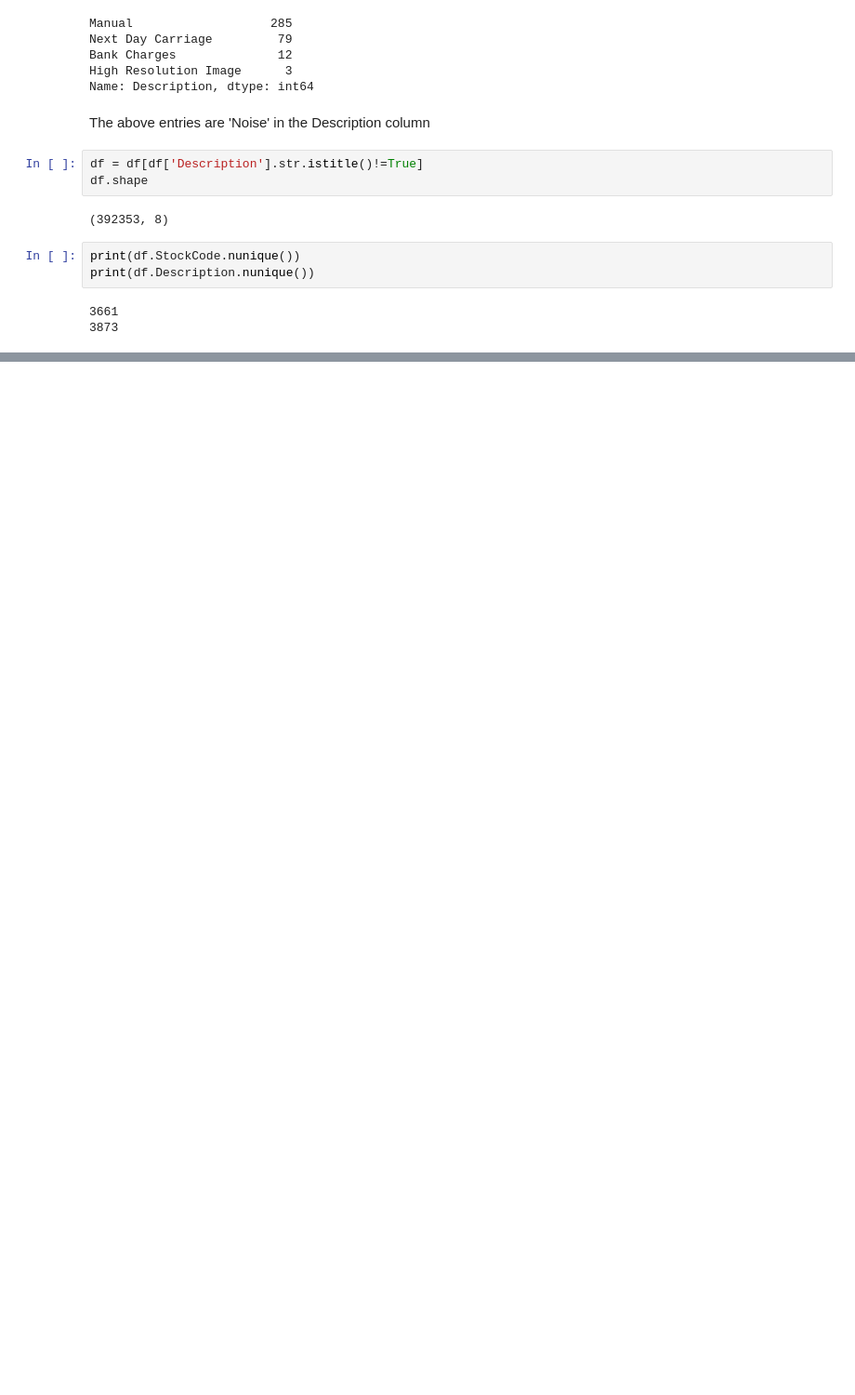
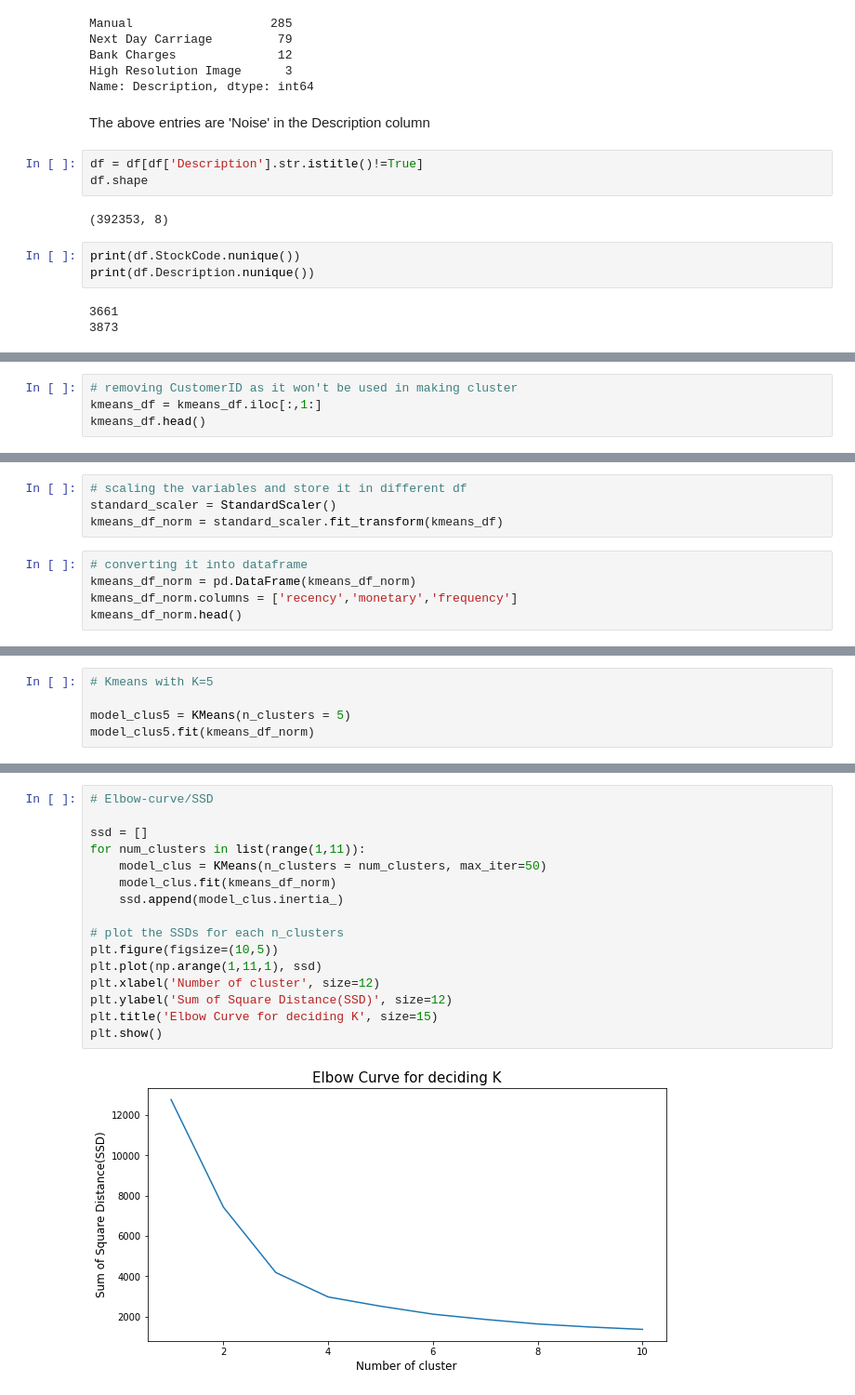
Before and after one commit to jjaskirat-ssingh/Customer-Segmentation, a Jupyter notebook: Customer Segmentation.ipynb, the cells around one changed output, grey strips where cells are left out. Shown at 93% size. Saved outputs shown, nothing was run; the diff lists cells and outputs as text; blank space fills up the shorter version.

Commit message:
applied k-means clustering

```diff
--- a/Customer Segmentation.ipynb
+++ b/Customer Segmentation.ipynb
@@ -699,0 +805,4 @@ plt.show()
+# %%
+# removing CustomerID as it won't be used in making cluster
+kmeans_df = kmeans_df.iloc[:,1:]
+kmeans_df.head()
@@ -699,0 +816,9 @@ plt.show()
+# %%
+# scaling the variables and store it in different df
+standard_scaler = StandardScaler()
+kmeans_df_norm = standard_scaler.fit_transform(kmeans_df)
+# %%
+# converting it into dataframe
+kmeans_df_norm = pd.DataFrame(kmeans_df_norm)
+kmeans_df_norm.columns = ['recency','monetary','frequency']
+kmeans_df_norm.head()
@@ -699,0 +836,5 @@ plt.show()
+# %%
+# Kmeans with K=5
+
+model_clus5 = KMeans(n_clusters = 5)
+model_clus5.fit(kmeans_df_norm)
@@ -699,0 +863,18 @@ plt.show()
+# %%
+# Elbow-curve/SSD
+
+ssd = []
+for num_clusters in list(range(1,11)):
+    model_clus = KMeans(n_clusters = num_clusters, max_iter=50)
+    model_clus.fit(kmeans_df_norm)
+    ssd.append(model_clus.inertia_)
+
+# plot the SSDs for each n_clusters
+plt.figure(figsize=(10,5))
+plt.plot(np.arange(1,11,1), ssd)
+plt.xlabel('Number of cluster', size=12)
+plt.ylabel('Sum of Square Distance(SSD)', size=12)
+plt.title('Elbow Curve for deciding K', size=15)
+plt.show()
+# %% [output]
+[figure, added]
```
Also changed, not shown: parts of 111 cells of this notebook.
